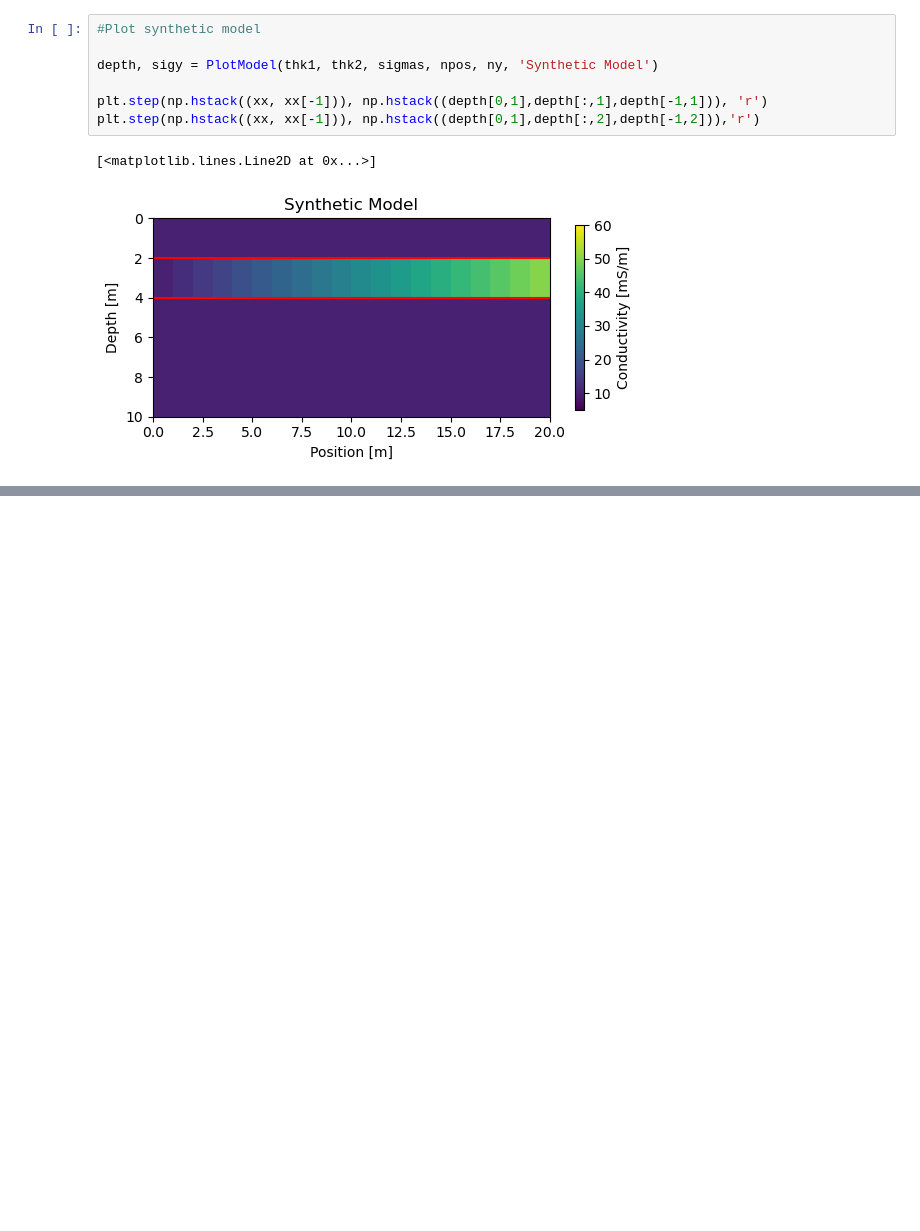
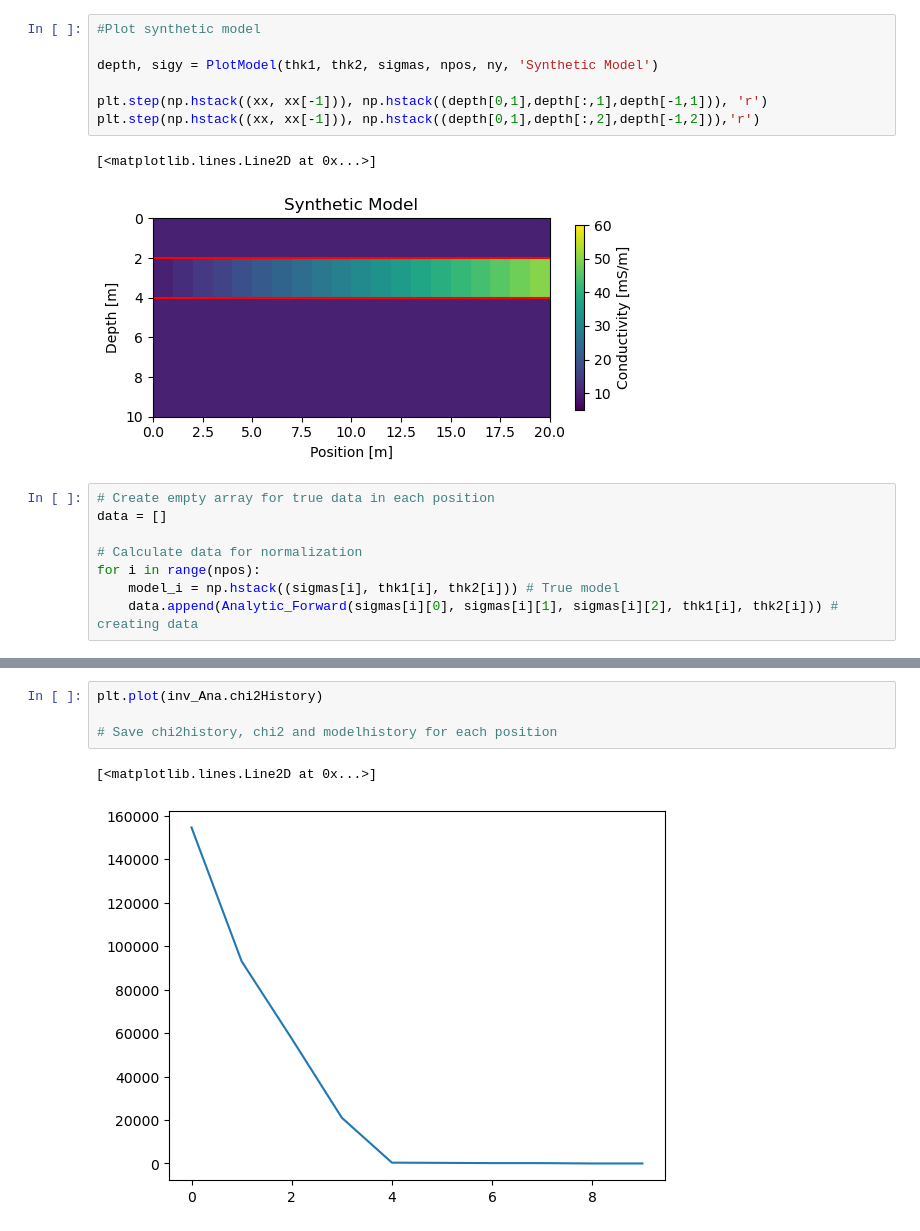
Before and after one commit to mariacarrizo/EMInversion, a Jupyter notebook: Minimization/LINvsANA/1DInvAna_Sensi.ipynb, the cells around one changed output, grey strips where cells are left out. Drawn from its saved outputs; the diff is of its cells as text; blank space fills up the shorter version.

```diff
--- a/Minimization/LINvsANA/1DInvAna_Sensi.ipynb
+++ b/Minimization/LINvsANA/1DInvAna_Sensi.ipynb
@@ -180,3 +138,11 @@ plt.step(np.hstack((xx, xx[-1])), np.hstack((depth[0,1],depth[:,2],depth[-1,2]))
 # %% [output]
 [<matplotlib.lines.Line2D at 0x...>]
 [figure]
+# %%
+# Create empty array for true data in each position
+data = []
+
+# Calculate data for normalization
+for i in range(npos):
+    model_i = np.hstack((sigmas[i], thk1[i], thk2[i])) # True model
+    data.append(Analytic_Forward(sigmas[i][0], sigmas[i][1], sigmas[i][2], thk1[i], thk2[i])) # creating data
@@ -249,3 +331,10 @@ model_est_arr_ANA = np.array(model_est_list)
+# %%
+plt.plot(inv_Ana.chi2History)
+
+# Save chi2history, chi2 and modelhistory for each position
+# %% [output]
+[<matplotlib.lines.Line2D at 0x...>]
+[figure, added]
 # %%
 # Plot estimated model with LIN Approx
 
```
Also changed, not shown: parts of 14 cells of this notebook.
